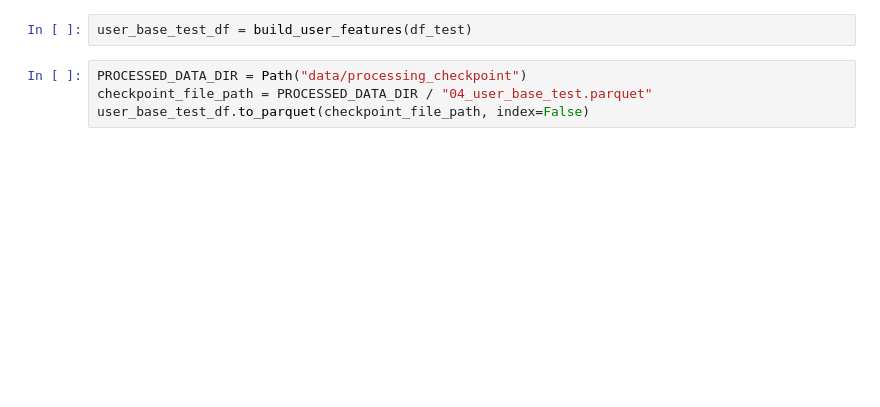
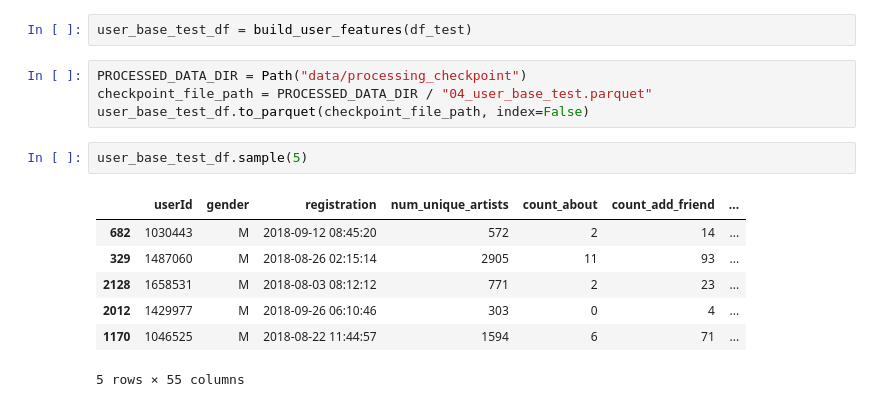
Before and after one commit to weichieh-chou/churn_competition, a Jupyter notebook: transform_test.ipynb, the cells around one changed output. Drawn from its saved outputs; the diff is of its cells as text; blank space fills up the shorter version.

```diff
--- a/transform_test.ipynb
+++ b/transform_test.ipynb
@@ -215,3 +315,13 @@ user_base_test_df = build_user_features(df_test)
 PROCESSED_DATA_DIR = Path("data/processing_checkpoint")
 checkpoint_file_path = PROCESSED_DATA_DIR / "04_user_base_test.parquet"
 user_base_test_df.to_parquet(checkpoint_file_path, index=False)
+# %%
+user_base_test_df.sample(5)
+# %% [output]
+|  | userId | gender | registration | num_unique_artists | count_about | count_add_friend | ... |
+| 682 | 1030443 | M | 2018-09-12 08:45:20 | 572 | 2 | 14 | ... |
+| 329 | 1487060 | M | 2018-08-26 02:15:14 | 2905 | 11 | 93 | ... |
+| 2128 | 1658531 | M | 2018-08-03 08:12:12 | 771 | 2 | 23 | ... |
+| 2012 | 1429977 | M | 2018-09-26 06:10:46 | 303 | 0 | 4 | ... |
+| 1170 | 1046525 | M | 2018-08-22 11:44:57 | 1594 | 6 | 71 | ... |
+5 rows × 55 columns
```
Also changed, not shown: parts of 1 cell of this notebook, 3 other files.
